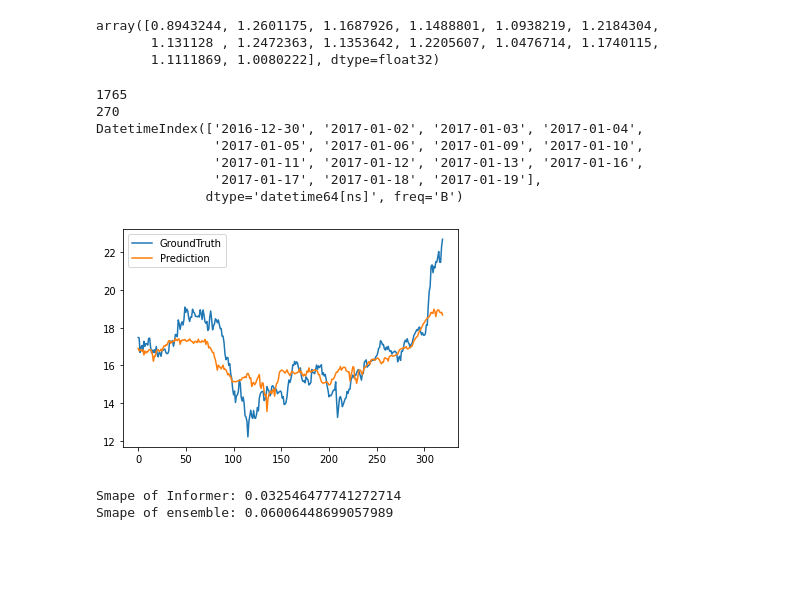
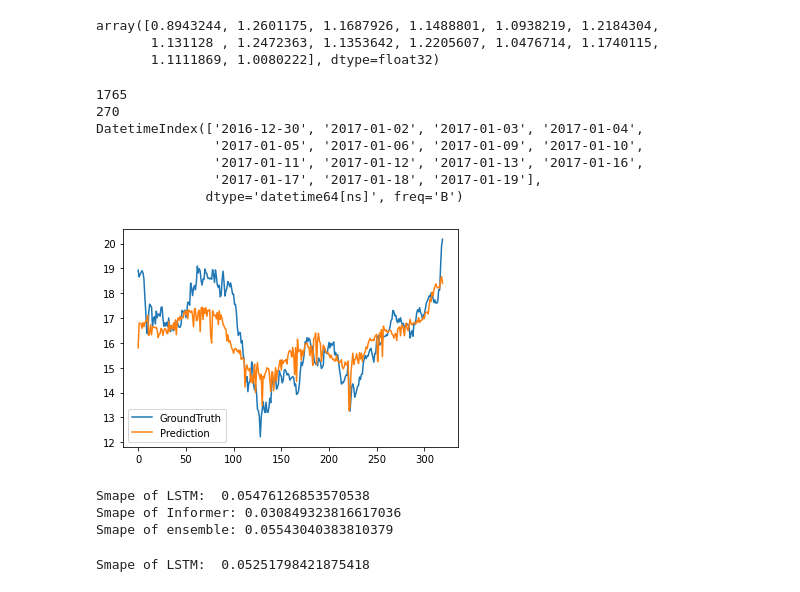
Before and after one commit to shanggao33/Data5703, a Jupyter notebook: Informer/bac_6col_new_sentiment@BAC_sentiment_sum_final/informer_bac_6col_new_sentiment.ipynb, the cells around one changed output. Drawn from its saved outputs; the diff is of its cells as text; code cells hidden in the pictures; blank space fills up the shorter version.

```diff
--- a/Informer/bac_6col_new_sentiment@BAC_sentiment_sum_final/informer_bac_6col_new_sentiment.ipynb
+++ b/Informer/bac_6col_new_sentiment@BAC_sentiment_sum_final/informer_bac_6col_new_sentiment.ipynb
@@ -1893,41 +1893,57 @@ data_loader = DataLoader(
     shuffle=shuffle_flag,
     num_workers=args.num_workers,
     drop_last=drop_last)
 
 # get the inverse transformed
 pred_inver = data_set.inverse_transform(preds)
 trues = data_set.inverse_transform(trues)
 pred_inver.shape
 
 lstm_preds = np.load('./BAC_sentiment_sum_final.npy')
 lstm_preds.shape
-# drop the first 13 samples
-lstm_preds = lstm_preds[13:,:]
-lstm_preds.shape
+# drop the last 13 sample
+lstm_preds = lstm_preds[:-13, :]
 
-informer_preds = pred_inver[:, -1, :]
-informer_preds.shape
+informer_preds = pred_inver[:, 0, :]
+
 
 # average the predictions of Informer and LSTM
 ensemble_preds = (lstm_preds + informer_preds) / 2
 ensemble_preds.shape
 
+import matplotlib.pyplot as plt
+import seaborn as sns
+
 plt.figure()
-plt.plot(trues[:, -1, :], label='GroundTruth')
+plt.plot(trues[:, 0, :], label='GroundTruth')
 plt.plot(ensemble_preds, label='Prediction')
 plt.legend()
 plt.show()
 
-print("Smape of Informer:", SMAPE(ensemble_preds, trues[:, -1, :]))
-print("Smape of ensemble:",SMAPE(pred_inver[:, -1, :], trues[:, -1, :]))
+print("Smape of LSTM: ", SMAPE(lstm_preds, trues[:, 0, :]))
+print("Smape of Informer:", SMAPE(ensemble_preds, trues[:, 0, :]))
+print("Smape of ensemble:",SMAPE(pred_inver[:, 0, :], trues[:, 0, :]))
 # %% [output]
 1765
 270
 DatetimeIndex(['2016-12-30', '2017-01-02', '2017-01-03', '2017-01-04',
                '2017-01-05', '2017-01-06', '2017-01-09', '2017-01-10',
                '2017-01-11', '2017-01-12', '2017-01-13', '2017-01-16',
                '2017-01-17', '2017-01-18', '2017-01-19'],
               dtype='datetime64[ns]', freq='B')
-[figure, old version]
+[figure, new version]
-Smape of Informer: 0.032546477741272714
-Smape of ensemble: 0.06006448699057989
+Smape of LSTM:  0.05476126853570538
+Smape of Informer: 0.030849323816617036
+Smape of ensemble: 0.05543040383810379
+# %%
+# get the smallest index of the prediction
+
+smallest = np.Infinity
+for i in range(14):
+    test = SMAPE(lstm_preds, trues[:, i, :])
+    if test < smallest:
+        smallest = test
+        index = i
+print("Smape of LSTM: ", smallest)
+# %% [output]
+Smape of LSTM:  0.05251798421875418
```
Also changed, not shown: parts of 2 cells of this notebook, 1 other file.
